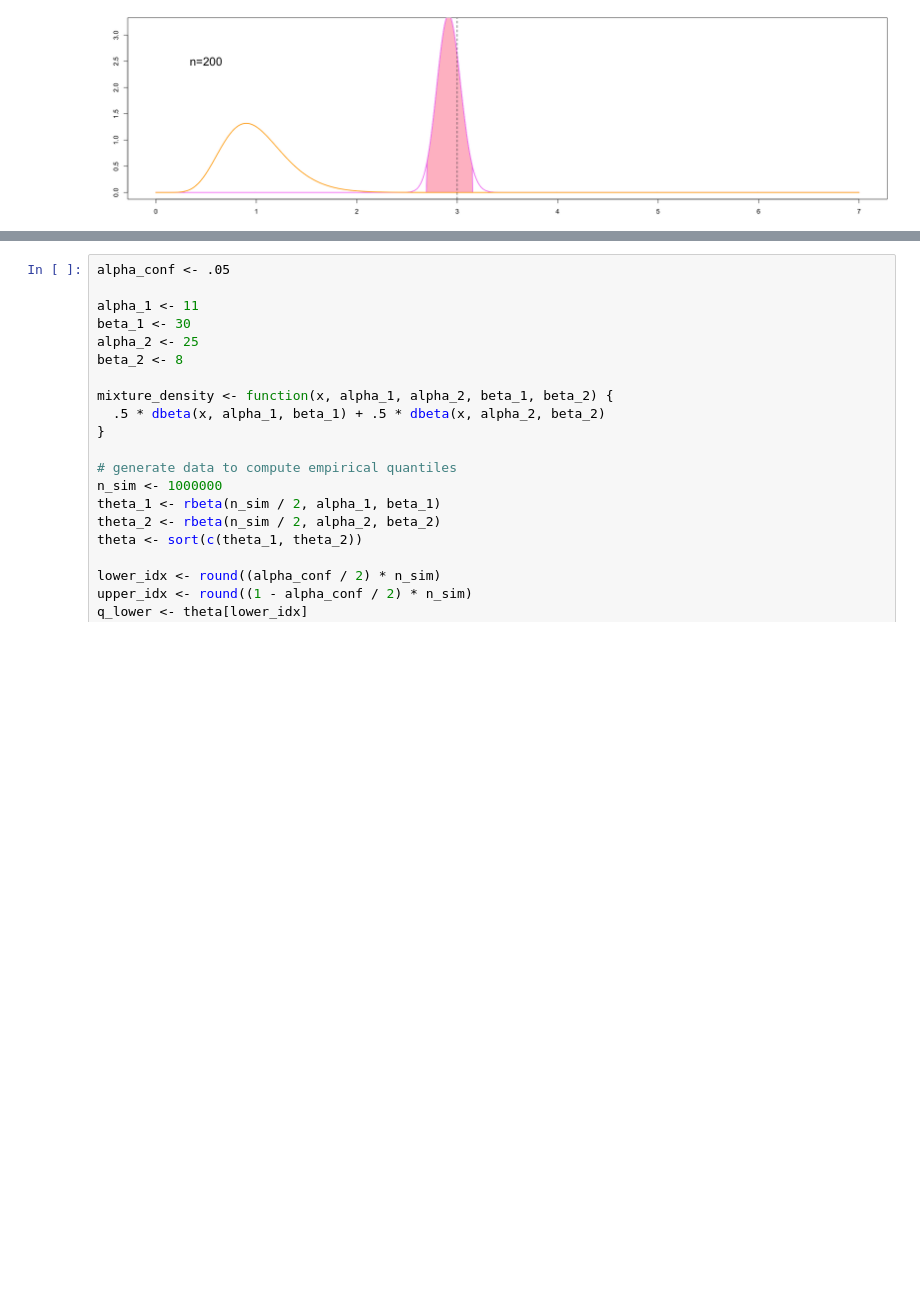
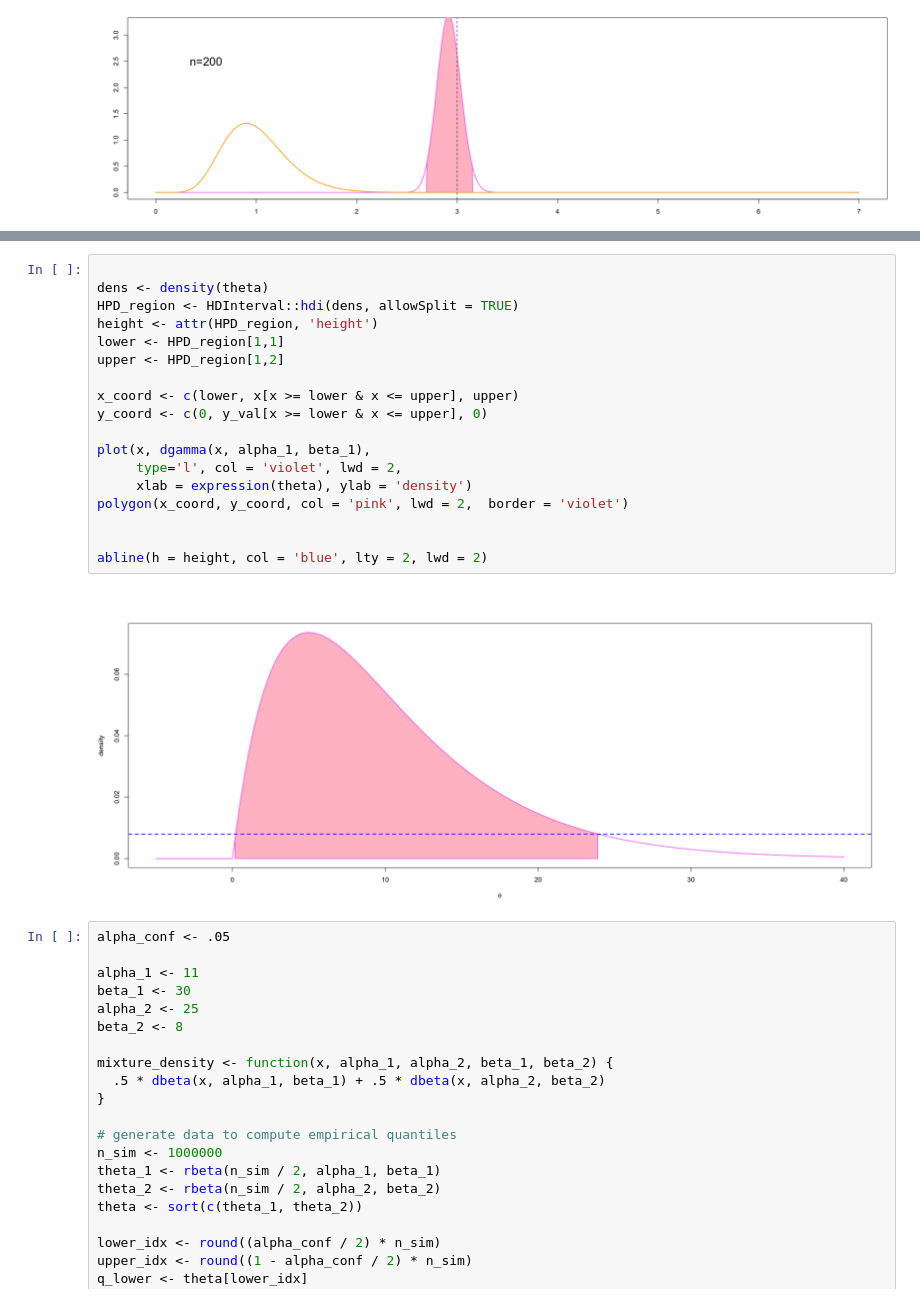
Before and after one commit to sam-tritto/bayesian-hdi, a Jupyter notebook: BayesianHPD.ipynb, the cells around one changed output, grey strips where cells are left out. Drawn from its saved outputs; the diff is of its cells as text; blank space fills up the shorter version.

```diff
--- a/BayesianHPD.ipynb
+++ b/BayesianHPD.ipynb
@@ -132,3 +193,23 @@ plot_CI(alpha, beta, y_vec, n_vec, alpha_conf = 0.5, lambda_true)
+# %%
+
+dens <- density(theta)
+HPD_region <- HDInterval::hdi(dens, allowSplit = TRUE)
+height <- attr(HPD_region, 'height')
+lower <- HPD_region[1,1]
+upper <- HPD_region[1,2]
+
+x_coord <- c(lower, x[x >= lower & x <= upper], upper)
+y_coord <- c(0, y_val[x >= lower & x <= upper], 0)
+
+plot(x, dgamma(x, alpha_1, beta_1),
+     type='l', col = 'violet', lwd = 2,
+     xlab = expression(theta), ylab = 'density')
+polygon(x_coord, y_coord, col = 'pink', lwd = 2,  border = 'violet')
+
+
+abline(h = height, col = 'blue', lty = 2, lwd = 2)
+# %% [output]
+[figure, added]
 # %%
 alpha_conf <- .05
 
```
Also changed, not shown: parts of 7 cells of this notebook.
